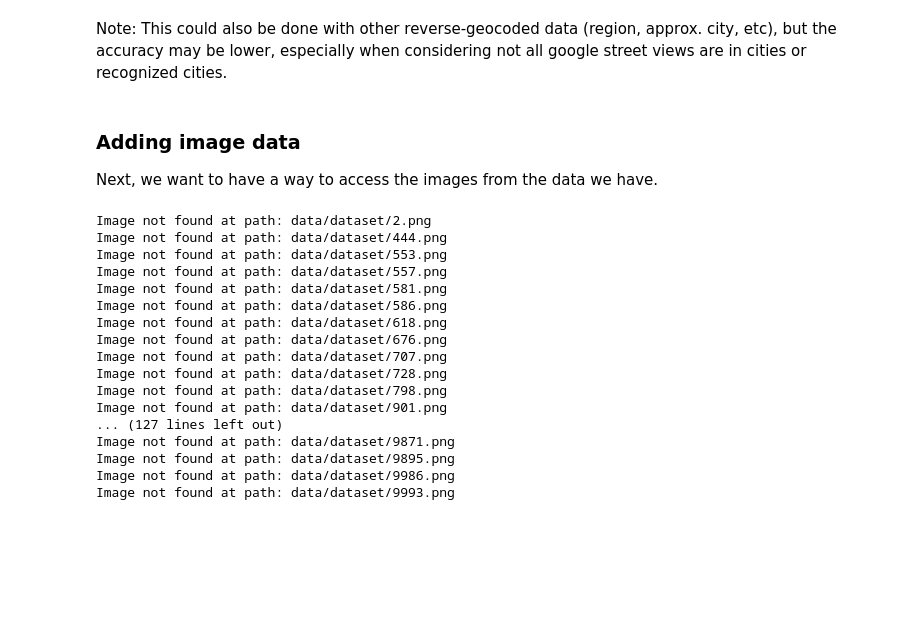
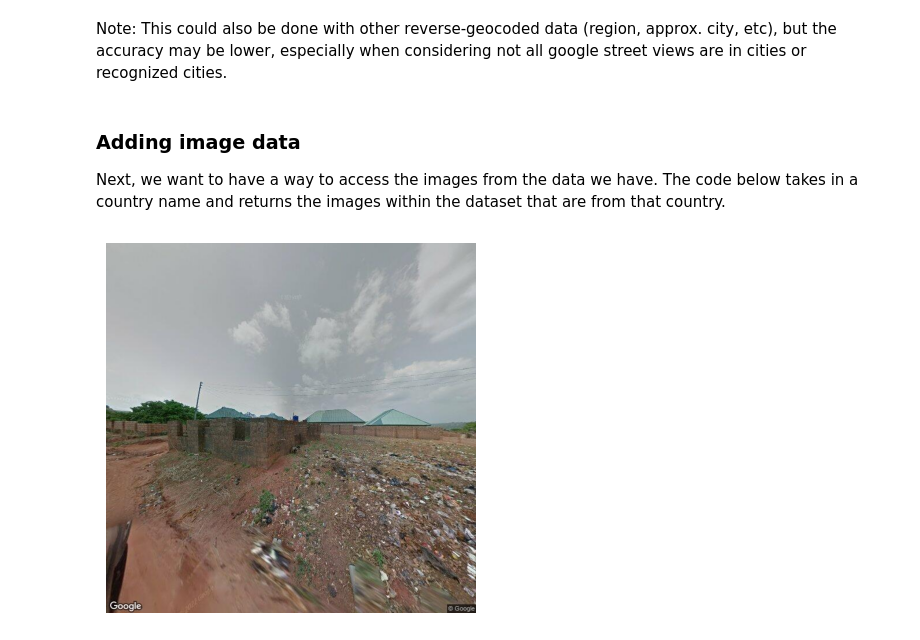
Before and after one commit to MasonMines2006/forge-labs-DS-challenge, a Jupyter notebook: internals/data-reading.ipynb, the cells around one changed output. Drawn from its saved outputs; the diff is of its cells as text; code cells hidden in the pictures; blank space fills up the shorter version.

```diff
--- a/internals/data-reading.ipynb
+++ b/internals/data-reading.ipynb
@@ -75,7 +92,4 @@ Done to everything, that looks like the following.
 # %%
-import reverse_geocode
-
-
 def add_country_data(data, limit : int = 5):
     """
     Adds country information to the DataFrame based on latitude and longitude.
@@ -107,9 +121,10 @@ def add_country_data(data, limit : int = 5):
 
     return example_data
 
-mod_data = add_country_data(data, data.size)
-print(mod_data.head())
-print(mod_data.info())
+
+df = add_country_data(data, data.size) #Runs add_country_data to entire data set
+print(df.head()) # Prints example of first 5 entries
+print(df.info()) # Prints info on new data
 # %% [output]
     latitude   longitude    country
 0  -3.451752  -54.563937     Brazil
@@ -133,61 +148,47 @@ Note: This could also be done with other reverse-geocoded data (region, approx.
 # %% [markdown]
 ### Adding image data
 
-Next, we want to have a way to access the images from the data we have.
+Next, we want to have a way to access the images from the data we have. The code below takes in a country name and returns the images within the dataset that are from that country.
 # %%
 import matplotlib.pyplot as plt
-import matplotlib.image as mpimg
+import os
+from PIL import Image
 
-
-def filter_by_country(data, target_country="Peru", limit=5):
+def get_country_images(data, target_country="Peru", limit=5, img_dir="../data/dataset"):
     """
-    Finds the indices of rows where the `country` column matches the target_country
-    and displays the corresponding images.
+    Finds rows where the `country` column matches `target_country` and displays the corresponding images.
 
     Args:
         data (DataFrame): A pandas DataFrame with a 'country' column.
         target_country (str): The country to search for.
         limit (int): The maximum number of images to display.
+        img_dir (str): The directory where image files are stored.
     """
-    # Filter the DataFrame to locate rows where the 'country' column matches the target_country
-    matching_indices = data.index[data['country'] == target_country].tolist()
-    country_instances = 0
+    # Get the first `limit` indices of matching rows
+    matching_indices = data.loc[data['country'] == target_country].index[:limit].tolist()
+
+    if not matching_indices: # if matching_indices is null/empty
+        print(f"No images found for country: {target_country}")
+        return
+
     for index in matching_indices:
-        if country_instances >= limit:
-            break  # Stop if the limit is reached
+        img_path = os.path.join(img_dir, f"{index}.png")  #Actually a JPEG, but file type is .png. No idea why.
+        if not os.path.exists(img_path):
+            print(f"Image not found: {img_path}")
+            continue
 
-        img_path = f"data/dataset/{index}.png"
-        try:
-            # Read and display the image
-            img = mpimg.imread(img_path)
+        try: #Opens to a .jpeg file.
+            img = Image.open(img_path)
+            # Display the image using matplotlib
             plt.imshow(img)
-            plt.axis('off')
+            plt.axis('off')  # Hide axes
             plt.show()
-
-            country_instances += 1  # Increment the counter after successfully showing an image
-        except FileNotFoundError:
-            print(f"Image not found at path: {img_path}")
         except Exception as e:
             print(f"Error displaying image {img_path}: {e}")
 
-filter_by_country(mod_data, "Peru", 5)
+# Example usage:
+get_country_images(df, "Italy", 1)
 # %% [output]
-Image not found at path: data/dataset/2.png
-Image not found at path: data/dataset/444.png
-Image not found at path: data/dataset/553.png
-Image not found at path: data/dataset/557.png
-Image not found at path: data/dataset/581.png
-Image not found at path: data/dataset/586.png
-Image not found at path: data/dataset/618.png
-Image not found at path: data/dataset/676.png
-Image not found at path: data/dataset/707.png
-Image not found at path: data/dataset/728.png
-Image not found at path: data/dataset/798.png
-Image not found at path: data/dataset/901.png
-... (127 lines left out)
-Image not found at path: data/dataset/9871.png
-Image not found at path: data/dataset/9895.png
-Image not found at path: data/dataset/9986.png
-Image not found at path: data/dataset/9993.png
+[figure, added]
 # %% [markdown]
 
```
Also changed, not shown: parts of 9 cells of this notebook.
